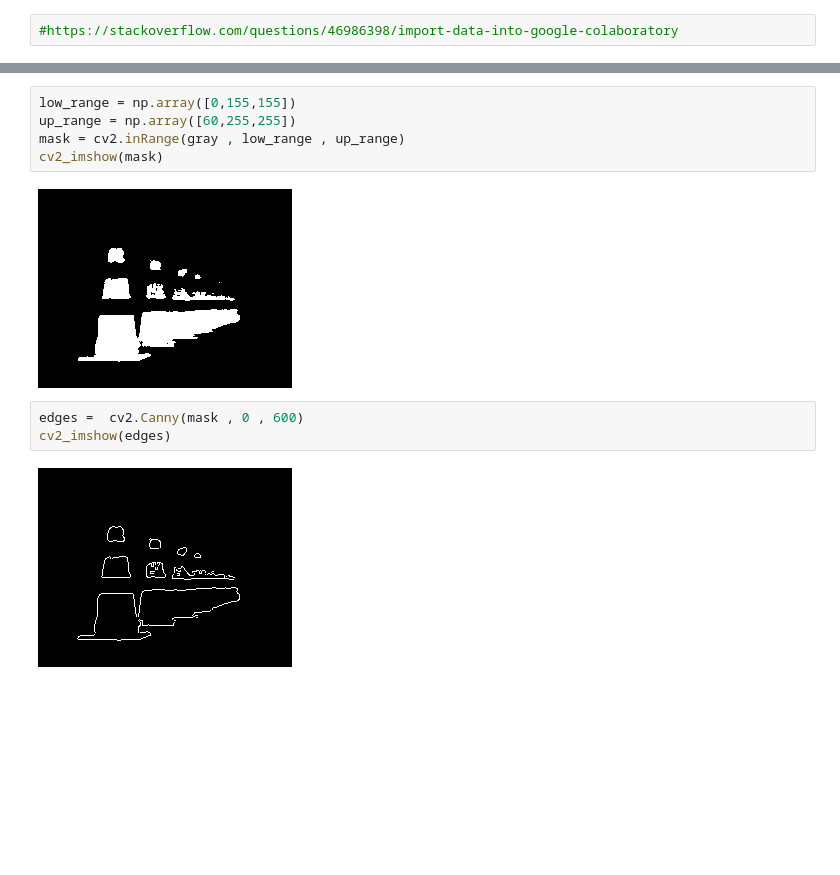
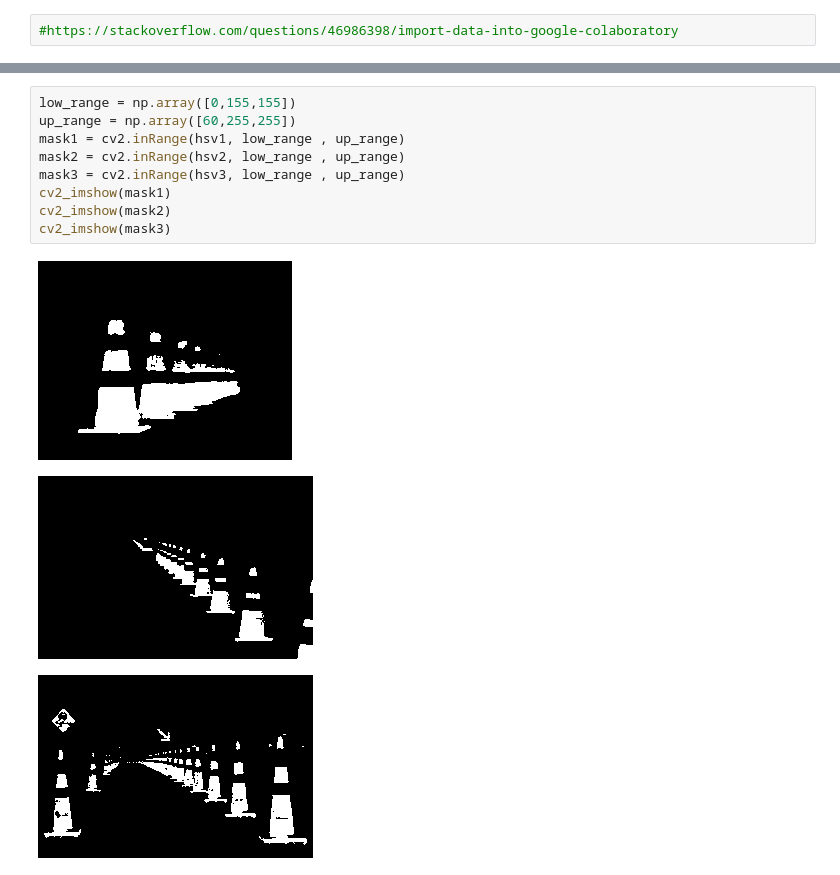
Before and after one commit to mukuakhilesh/Self_driving_car, a Jupyter notebook: opencv_test.ipynb, the cells around one changed output, grey strips where cells are left out. Saved outputs shown, nothing was run; the diff lists cells and outputs as text; blank space fills up the shorter version.

```diff
--- a/opencv_test.ipynb
+++ b/opencv_test.ipynb
@@ -30,12 +42,13 @@ cv2_imshow(gray)
 # %%
 low_range = np.array([0,155,155])
 up_range = np.array([60,255,255])
-mask = cv2.inRange(gray , low_range , up_range)
-cv2_imshow(mask)
+mask1 = cv2.inRange(hsv1, low_range , up_range)
+mask2 = cv2.inRange(hsv2, low_range , up_range)
+mask3 = cv2.inRange(hsv3, low_range , up_range)
+cv2_imshow(mask1)
+cv2_imshow(mask2)
+cv2_imshow(mask3)
 # %% [output]
 [figure]
+[figure, added]
+[figure, added]
-# %%
-edges =  cv2.Canny(mask , 0 , 600)
-cv2_imshow(edges)
-# %% [output]
-[figure, removed]
```
Also changed, not shown: parts of 7 cells of this notebook.
